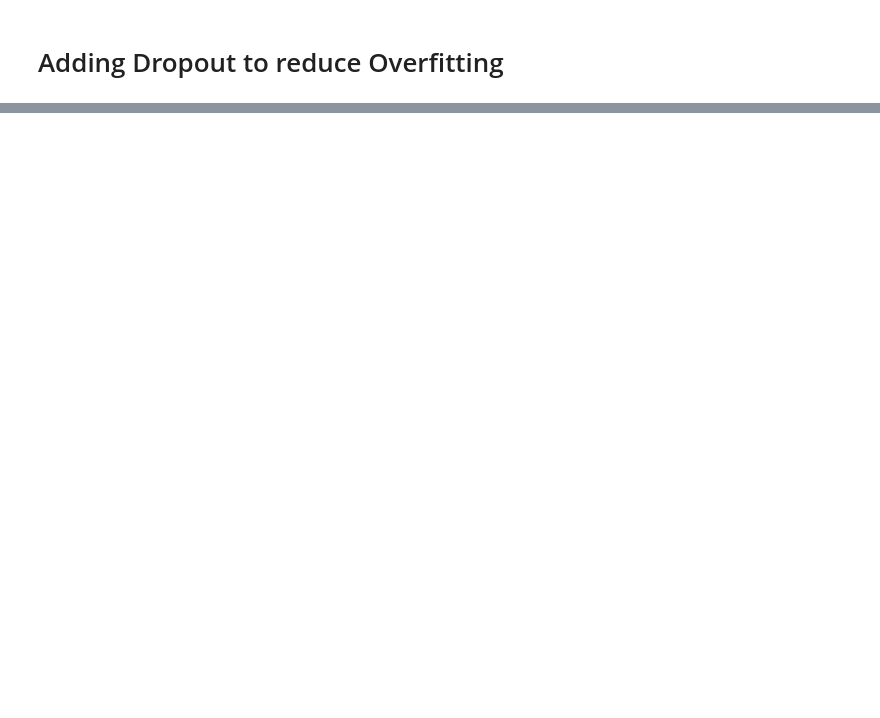
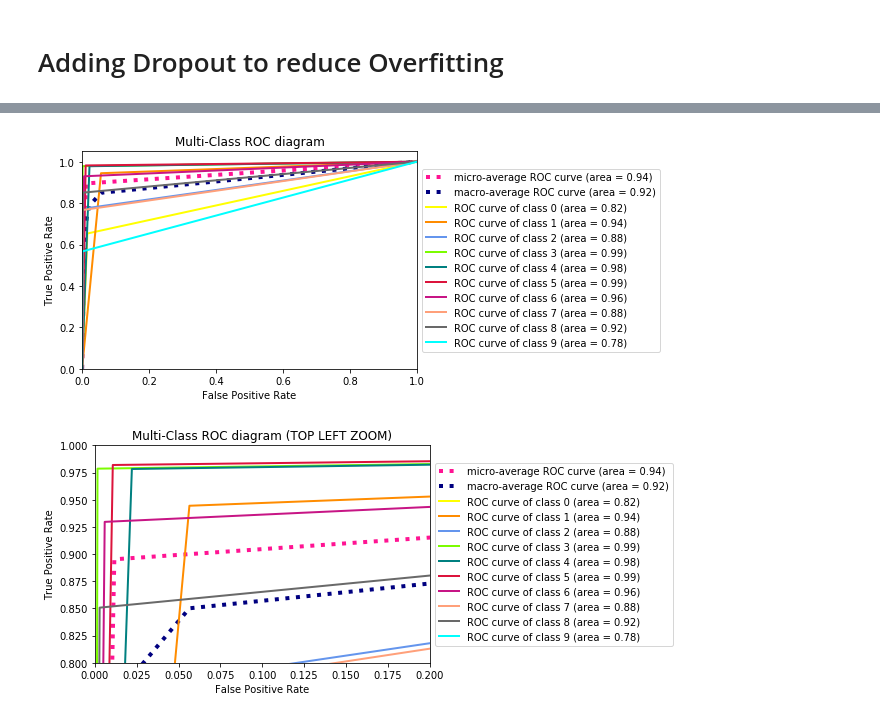
Before and after one commit to aln3/DMML_CW2_Group2, a Jupyter notebook: Research.ipynb, the cells around one changed output, grey strips where cells are left out. Cells and saved outputs as stored; diff of their text form; code cells hidden in the pictures; blank space fills up the shorter version.

```diff
--- a/Research.ipynb
+++ b/Research.ipynb
@@ -377,0 +338,6 @@ weighted avg       0.92      0.92      0.92      4170
+# %%
+# plot ROC the curve for the dropout model
+roc.plotROC(y_test,prediction2)
+# %% [output]
+[figure, added]
+[figure, added]
```
Also changed, not shown: parts of 45 cells of this notebook.
